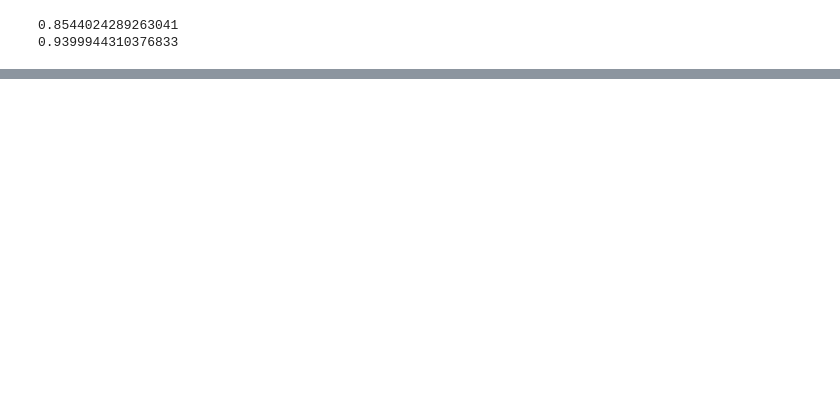
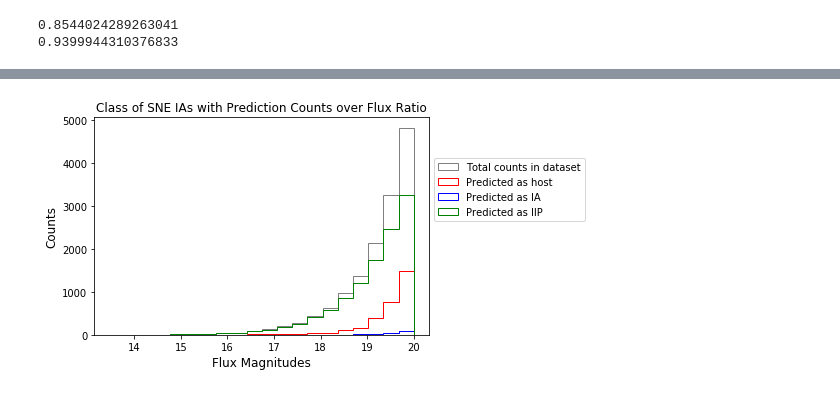
Before and after one commit to DESI-UR/time_domain, a Jupyter notebook: 3LabelCNN_hist_over_brightness.ipynb, the cells around one changed output, grey strips where cells are left out. Cells and saved outputs as stored; diff of their text form; code cells hidden in the pictures; blank space fills up the shorter version.

```diff
--- a/3LabelCNN_hist_over_brightness.ipynb
+++ b/3LabelCNN_hist_over_brightness.ipynb
@@ -120,0 +156,13 @@ plt.show()
+# %%
+rmags_iip_test = rmags_iip[index_begin_test_set:index_end_test_set]
+(counts_mags_iip_total, bins_mags_iip_total, patches_mags_iip_total) = plt.hist(rmags_iip_test, label="Total counts in dataset", bins=20, histtype='step', color='black', alpha=0.5)
+(counts_mags_iip_phost, bins_mags_iip_phost, patches_mags_iip_phost) = plt.hist(rmags_iip_test[y_pred_class_iip_predicted_hosts], label="Predicted as host", bins=bins_mags_iip_total, histtype='step', color='red')
+(counts_mags_iip_pia, bins_mags_iip_pia, patches_mags_iip_pia) = plt.hist(rmags_iip_test[y_pred_class_iip_predicted_ia], label="Predicted as IA", bins=bins_mags_iip_total, histtype='step', color='blue')
+(counts_mags_iip_piip, bins_mags_iip_piip, patches_mags_iip_piip) = plt.hist(rmags_iip_test[y_pred_class_iip_predicted_iip], label="Predicted as IIP", bins=bins_mags_iip_total, histtype='step', color='green')
+plt.xlabel('Flux Magnitudes', fontsize=12)
+plt.ylabel('Counts', fontsize=12)
+plt.title('Class of SNE IAs with Prediction Counts over Flux Ratio')
+plt.legend(bbox_to_anchor=(1,0.5), loc="lower left")
+plt.show()
+# %% [output]
+[figure, added]
```
Also changed, not shown: parts of 25 cells of this notebook.
